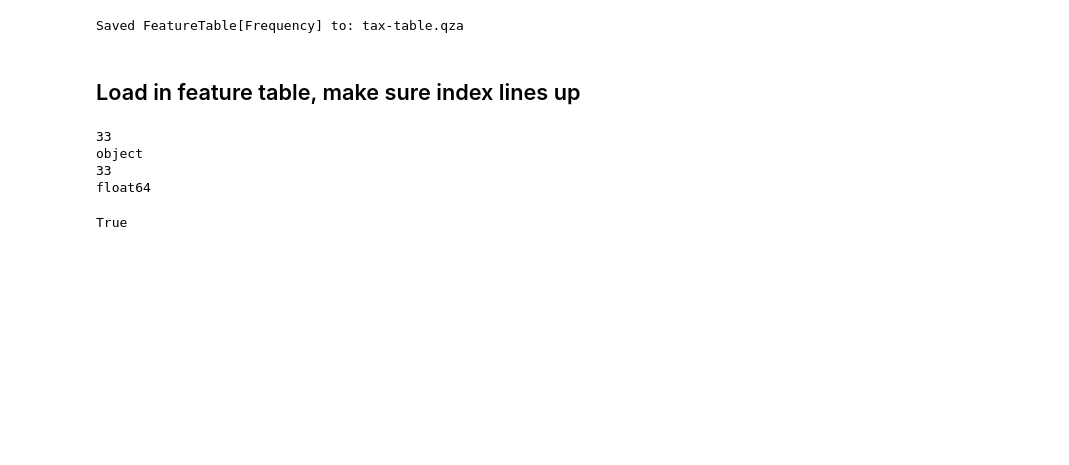
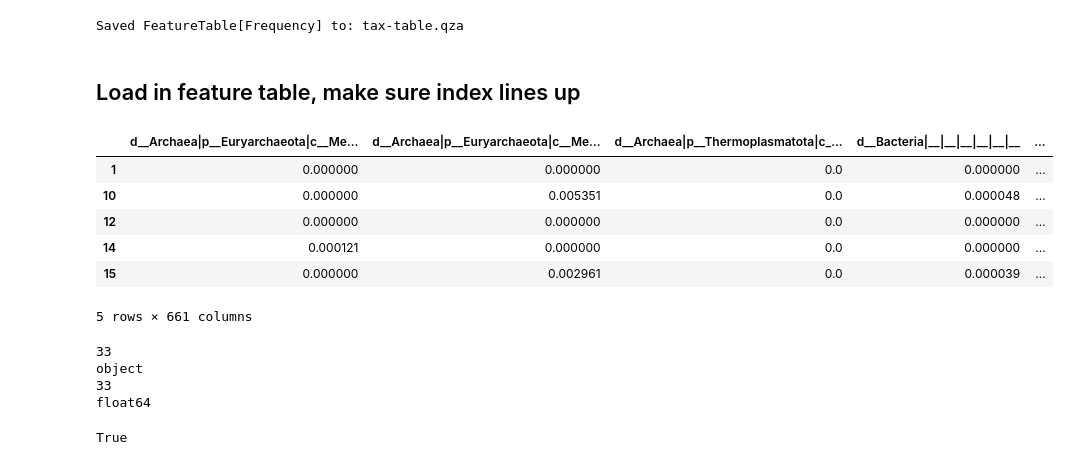
Before and after one commit to sterrettJD/Chemobrain, a Jupyter notebook: LEfSe.ipynb, the cells around one changed output. Drawn from its saved outputs; the diff is of its cells as text; code cells hidden in the pictures; blank space fills up the shorter version.

```diff
--- a/LEfSe.ipynb
+++ b/LEfSe.ipynb
@@ -39,3 +63,13 @@ tax_df.columns = ["|".join(x.split(";")) for x in tax_df.columns]
+# %%
+tax_df.head()
+# %% [output]
+|  | d__Archaea|p__Euryarchaeota|c__Me... | d__Archaea|p__Euryarchaeota|c__Me... | d__Archaea|p__Thermoplasmatota|c_... | d__Bacteria|__|__|__|__|__|__ | ... |
+| 1 | 0.000000 | 0.000000 | 0.0 | 0.000000 | ... |
+| 10 | 0.000000 | 0.005351 | 0.0 | 0.000048 | ... |
+| 12 | 0.000000 | 0.000000 | 0.0 | 0.000000 | ... |
+| 14 | 0.000121 | 0.000000 | 0.0 | 0.000000 | ... |
+| 15 | 0.000000 | 0.002961 | 0.0 | 0.000039 | ... |
+5 rows × 661 columns
 # %%
 mapping = pd.read_csv("Categorical-meta-noNA.tsv", sep="\t",
                      index_col="sampleid")
```
Also changed, not shown: parts of 26 cells of this notebook.
